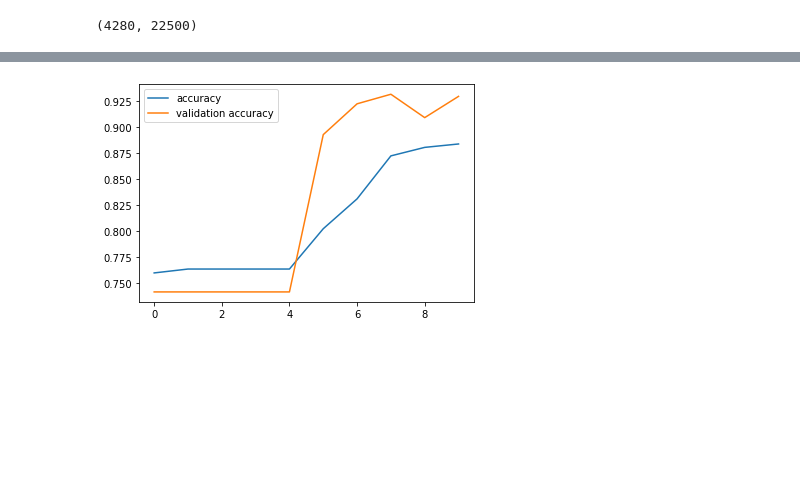
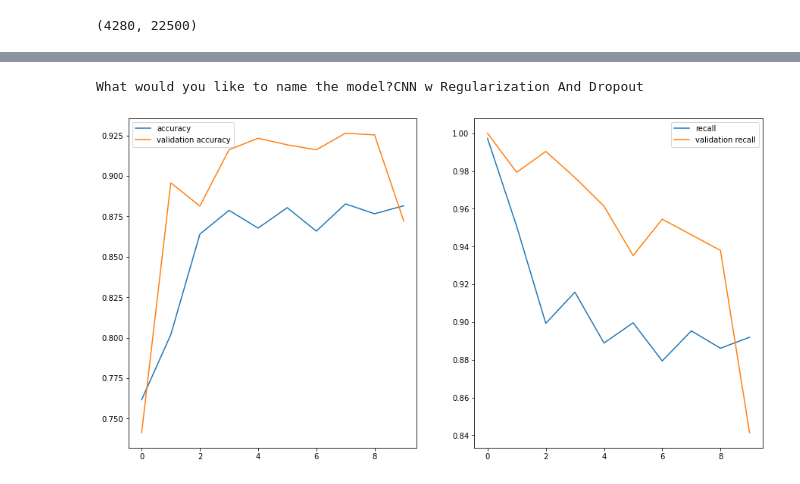
Before and after one commit to zpollats/NeuralNetworkXRayClassification, a Jupyter notebook: modeling_notebook.ipynb, the cells around one changed output, grey strips where cells are left out. Cells and saved outputs as stored; diff of their text form; code cells hidden in the pictures; blank space fills up the shorter version.

```diff
--- a/modeling_notebook.ipynb
+++ b/modeling_notebook.ipynb
@@ -403,10 +427,17 @@ Epoch 10/10
+# %%
+pickle_model(complex_cnn_history3)
+# %% [output]
+What would you like to name the model?CNN w Regularization And Dropout
 # %%
-fig, ax = plt.subplots()
+fig, ax = plt.subplots(1,2,figsize=(15,8))
 
-sns.lineplot(complex_cnn_history3.epoch, complex_cnn_history3.history['accuracy'], ax=ax, label='accuracy');
-sns.lineplot(complex_cnn_history3.epoch, complex_cnn_history3.history['val_accuracy'], ax=ax, label='validation accuracy');
+sns.lineplot(complex_cnn_history3.epoch, complex_cnn_history3.history['accuracy'], ax=ax[0], label='accuracy');
+sns.lineplot(complex_cnn_history3.epoch, complex_cnn_history3.history['val_accuracy'], ax=ax[0], label='validation accuracy');
+
+sns.lineplot(complex_cnn_history3.epoch, complex_cnn_history3.history['recall_5'], ax=ax[1], label='recall');
+sns.lineplot(complex_cnn_history3.epoch, complex_cnn_history3.history['val_recall_5'], ax=ax[1], label='validation recall');
 # %% [output]
-[figure, old version]
+[figure, new version]
 # %%
 complex_cnn_model4 = models.Sequential()
 complex_cnn_model4.add(layers.Conv2D(64, (4, 4), activation='relu',
```
Also changed, not shown: parts of 62 cells of this notebook.
